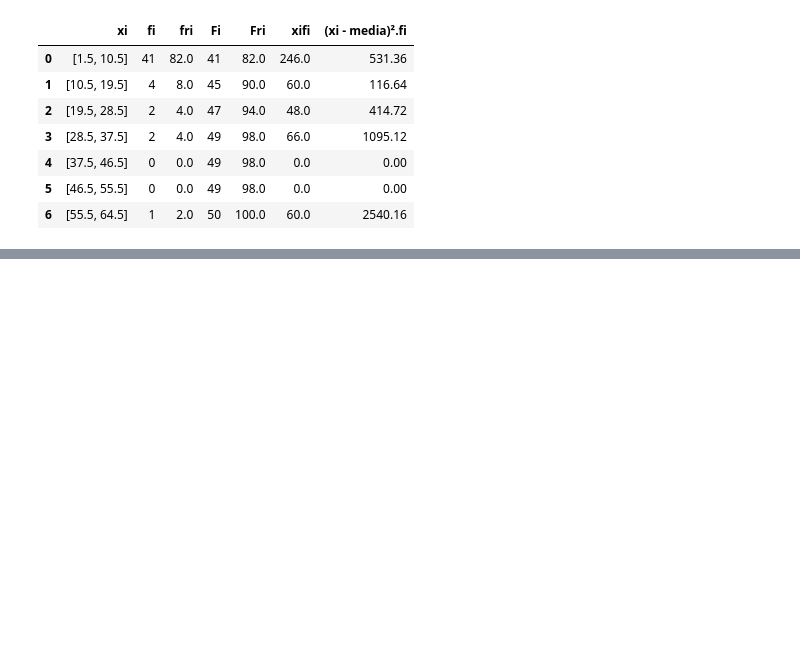
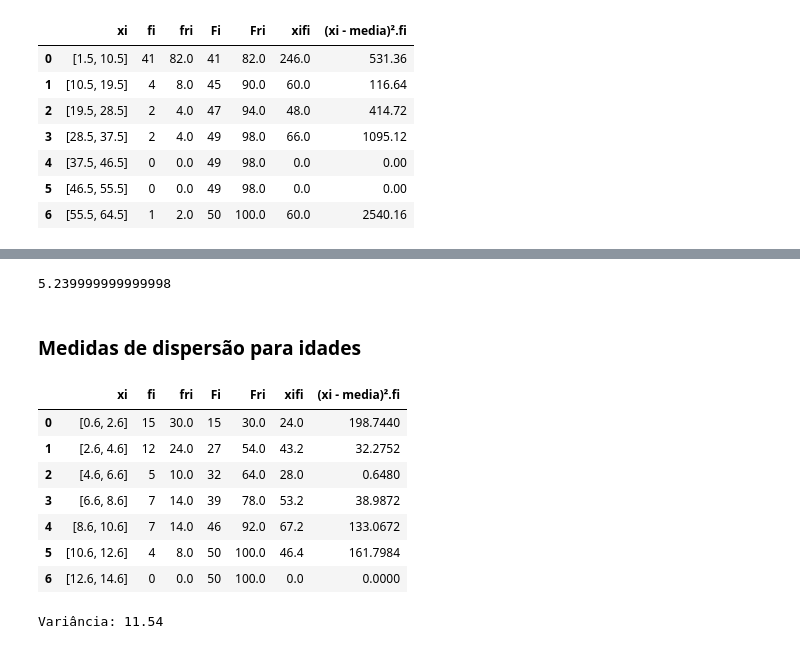
Before and after one commit to Phomint/Statistics, a Jupyter notebook: statistics_dogs.ipynb, the cells around one changed output, grey strips where cells are left out. Cells and saved outputs as stored; diff of their text form; code cells hidden in the pictures; blank space fills up the shorter version.

Commit message:
Medidas de dispersão para idades

```diff
--- a/statistics_dogs.ipynb
+++ b/statistics_dogs.ipynb
@@ -425,0 +429,33 @@ variancia
+# %%
+# Formatando a coluna para fazer calculos
+df_frequencia_idades['xi'] = df_frequencia_idades['xi'].apply(lambda x: x.replace(',', '.').replace(' ', '').split('→'))
+# %%
+# Criando coluna ja sendo feito o calculo de (xifi com Sturges)
+df_frequencia_idades['xifi'] = [( (float(x[0]) + float(x[1]) )/2)*df_frequencia_idades['fi'][i] for i, x in enumerate(df_frequencia_idades['xi'])]
+# %%
+# Calculando a (média de frequência)
+media = sum(df_frequencia_idades['xifi'])/sum(df_frequencia_idades['fi'])
+media
+# %% [output]
+5.239999999999998
+# %%
+# Calculando a primeira parte da variancia
+df_frequencia_idades['(xi - media)².fi'] = [( ((float(x[0]) + float(x[1]))/2) - media)**2 *df_frequencia_idades['fi'][i] for i, x in enumerate(df_frequencia_idades['xi'])]
+# %% [markdown]
+### Medidas de dispersão para idades
+# %%
+df_frequencia_idades
+# %% [output]
+|  | xi | fi | fri | Fi | Fri | xifi | (xi - media)².fi |
+| 0 | [0.6, 2.6] | 15 | 30.0 | 15 | 30.0 | 24.0 | 198.7440 |
+| 1 | [2.6, 4.6] | 12 | 24.0 | 27 | 54.0 | 43.2 | 32.2752 |
+| 2 | [4.6, 6.6] | 5 | 10.0 | 32 | 64.0 | 28.0 | 0.6480 |
+| 3 | [6.6, 8.6] | 7 | 14.0 | 39 | 78.0 | 53.2 | 38.9872 |
+| 4 | [8.6, 10.6] | 7 | 14.0 | 46 | 92.0 | 67.2 | 133.0672 |
+| 5 | [10.6, 12.6] | 4 | 8.0 | 50 | 100.0 | 46.4 | 161.7984 |
+| 6 | [12.6, 14.6] | 0 | 0.0 | 50 | 100.0 | 0.0 | 0.0000 |
+# %%
+variancia = sum(df_frequencia_idades['(xi - media)².fi'])/(sum(df_frequencia_idades['fi'])-1)
+print('Variância: {:.2f}'.format(variancia))
+# %% [output]
+Variância: 11.54
```
Also changed, not shown: parts of 3 cells of this notebook.
